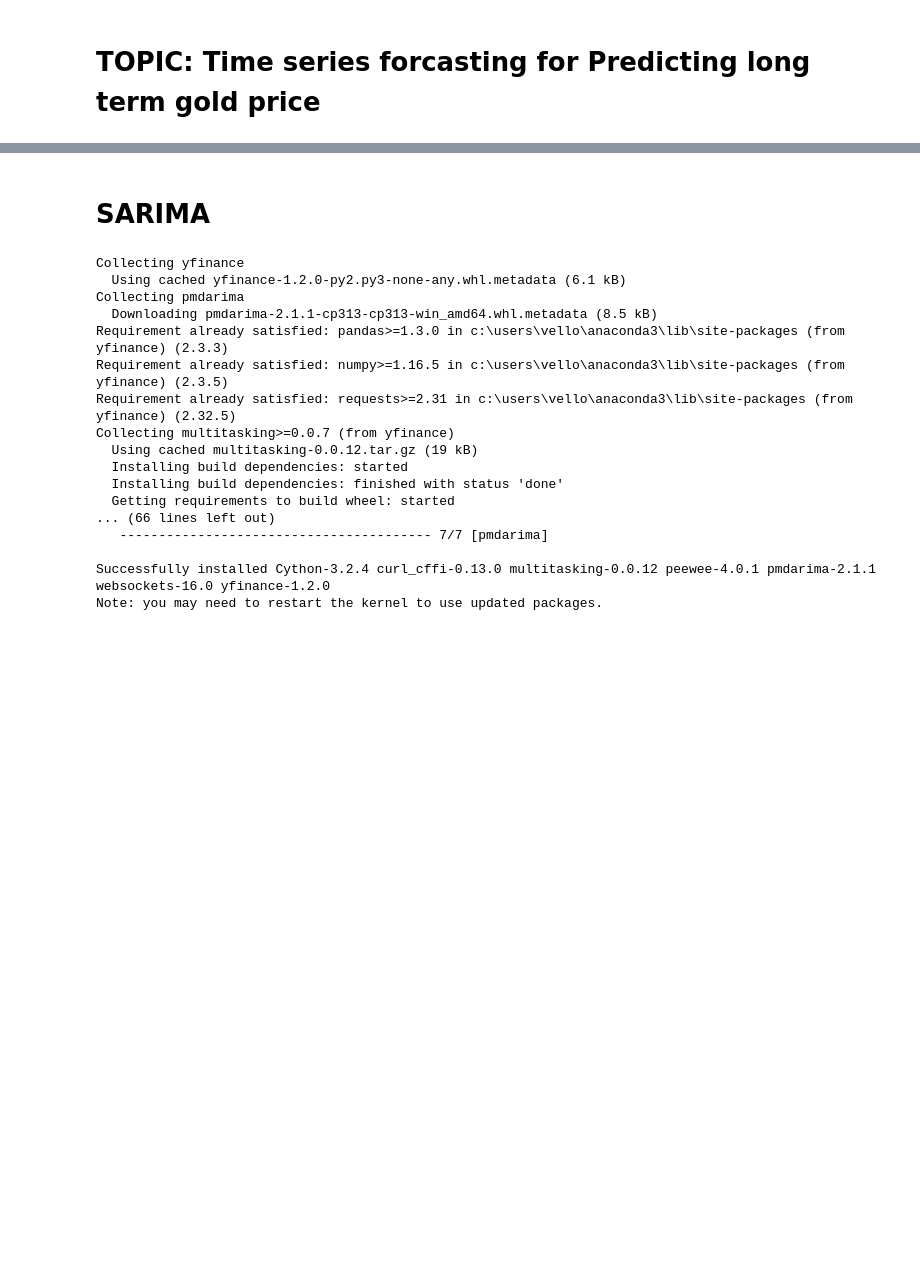
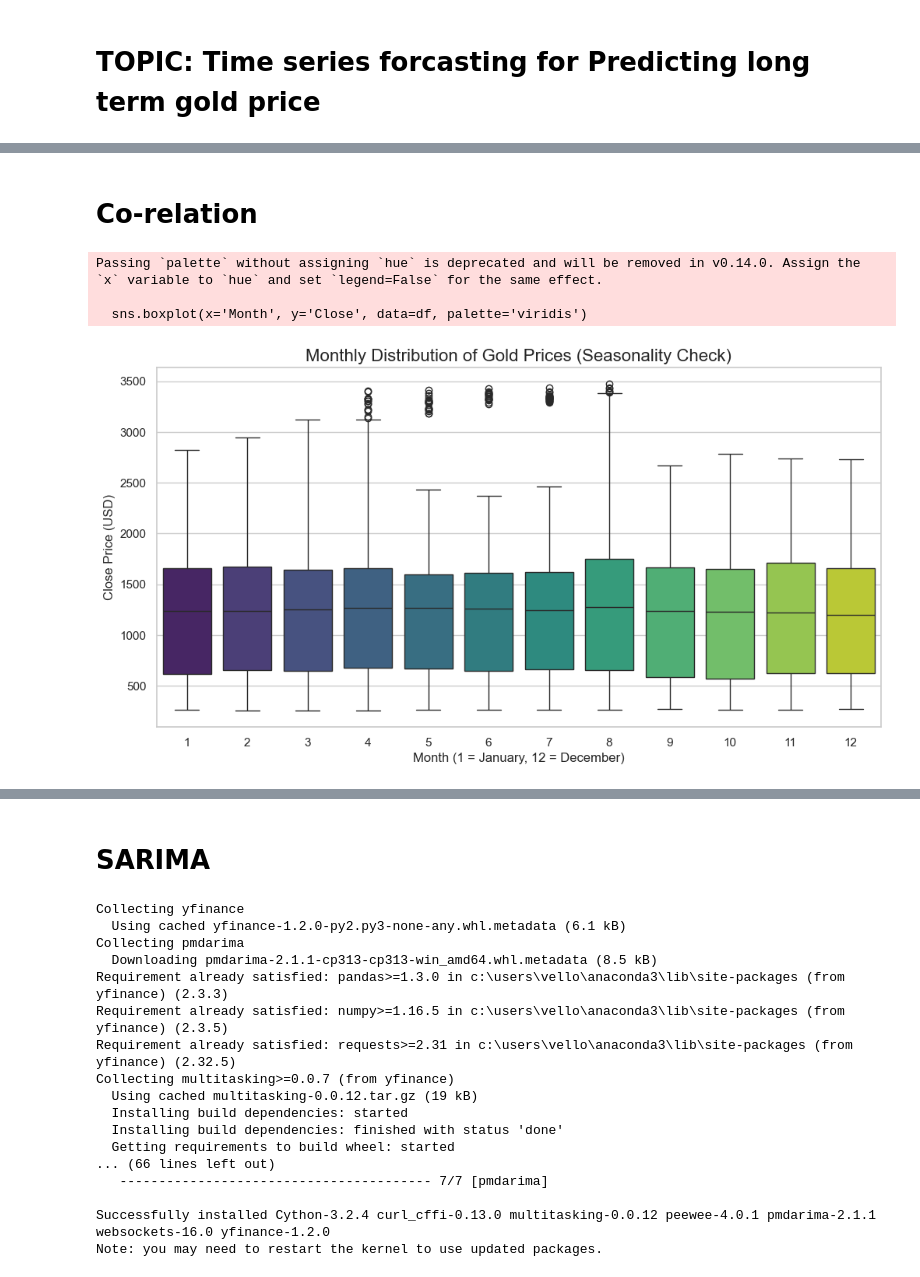
Before and after one commit to Vellon01/SACAIM25_Project, a Jupyter notebook: research.ipynb, the cells around one changed output, grey strips where cells are left out. Drawn from its saved outputs; the diff is of its cells as text; code cells hidden in the pictures; blank space fills up the shorter version.

```diff
--- a/research.ipynb
+++ b/research.ipynb
@@ -15,0 +18,23 @@ n_test_periods = 12  # Use last year as test set
+# %%
+import pandas as pd
+import numpy as np
+import matplotlib.pyplot as plt
+import seaborn as sns
+
+# Set plotting style
+sns.set_theme(style="whitegrid")
+plt.rcParams['figure.figsize'] = (14, 6)
+
+# 1. Load and Prepare Data
+df = pd.read_csv('gold_final.csv')
+df['Date'] = pd.to_datetime(df['Date'], format='%d-%m-%Y')
+df.set_index('Date', inplace=True)
+df.sort_index(inplace=True)
+
+# Display Basic Info and Missing Values
+print("Dataset Information:")
+print(df.info())
+print("\nMissing Values:")
+print(df.isnull().sum())
+print("\nStatistical Summary:")
+display(df.describe())
@@ -15,0 +68,19 @@ n_test_periods = 12  # Use last year as test set
+# %% [markdown]
+# Co-relation
+# %%
+# Extract Month and Year for seasonality analysis
+df['Month'] = df.index.month
+df['Year'] = df.index.year
+
+# Plot Monthly Boxplots
+plt.figure(figsize=(12, 6))
+sns.boxplot(x='Month', y='Close', data=df, palette='viridis')
+plt.title('Monthly Distribution of Gold Prices (Seasonality Check)', fontsize=16)
+plt.xlabel('Month (1 = January, 12 = December)', fontsize=12)
+plt.ylabel('Close Price (USD)', fontsize=12)
+plt.show()
+# %% [output]
+Passing `palette` without assigning `hue` is deprecated and will be removed in v0.14.0. Assign the `x` variable to `hue` and set `legend=False` for the same effect.
+
+  sns.boxplot(x='Month', y='Close', data=df, palette='viridis')
+[figure, added]
```
Also changed, not shown: parts of 4 cells of this notebook, 1 other file.
